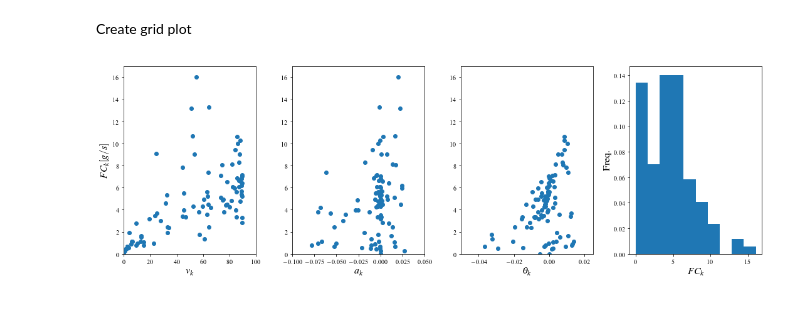
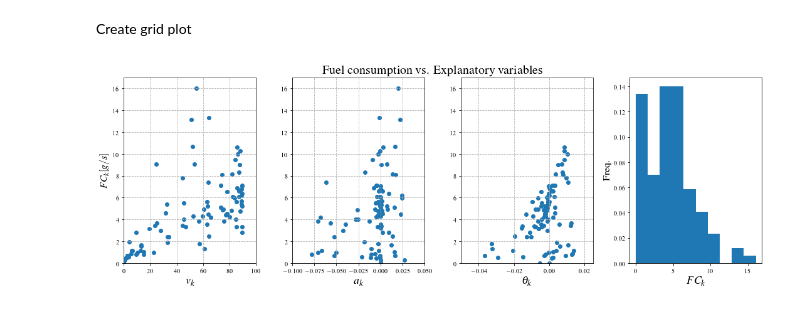
Before and after one commit to licit-lab/energy-impact-platoon, a Jupyter notebook: notebook/03-Fuel-consumption.ipynb, the cells around one changed output. Saved outputs shown, nothing was run; the diff lists cells and outputs as text; code cells hidden in the pictures.

Commit message:
Update notebooks (plots)

```diff
--- a/notebook/03-Fuel-consumption.ipynb
+++ b/notebook/03-Fuel-consumption.ipynb
@@ -144,25 +148,28 @@ Create grid plot
 # %%
 fig, panels = plt.subplots(nrows=1, ncols=4, figsize = (15,5))
 lst_var = ['SPEED','ACCELERATION','SLOPE','FUEL_FLOW']
 lst_xlab = [r'$v_k$', r'$a_k$', r'$\theta_k$', r'$FC_k$']
 lst_xlim = [(0,100), (-0.1, 0.05), (-0.05, 0.025), (0,1)]
 lst_ylim = [(0,17), (0,17), (0,17), (0,1)]
 for var, panel, xlab,xlim,ylim in zip(lst_var,panels.flatten(),lst_xlab, lst_xlim, lst_ylim):
     if var == 'FUEL_FLOW':
         panel.hist(gps_df_agg[var], normed=True)
         panel.set_ylabel(r'Freq.', fontsize=16)
     else:
         q = gps_df_agg[var].quantile(0.90)
         df_plot = gps_df_agg[gps_df_agg[var]<q]
         panel.scatter(df_plot[var],df_plot['FUEL_FLOW'])
         panel.set_xlim(xlim)
         panel.set_ylim(ylim)
-    panel.set_xlabel(xlab, fontsize=16)
+        panel.grid(True, linestyle='--')
+    panel.set_xlabel(xlab, fontsize=18)
     if var == 'SPEED':
         panel.set_ylabel(r'$FC_k [g/s]$', fontsize=16)
 
+
+fig.suptitle(r'Fuel consumption vs. Explanatory variables',fontsize = 20, y = 1.02)
 plt.tight_layout()
 
 plt.savefig('../output/correlation.pdf',format='pdf', bbox_inches='tight')
 # %% [output]
-[figure, old version]
+[figure, new version]
```
Also changed, not shown: parts of 1 cell of this notebook, 2 other files.
